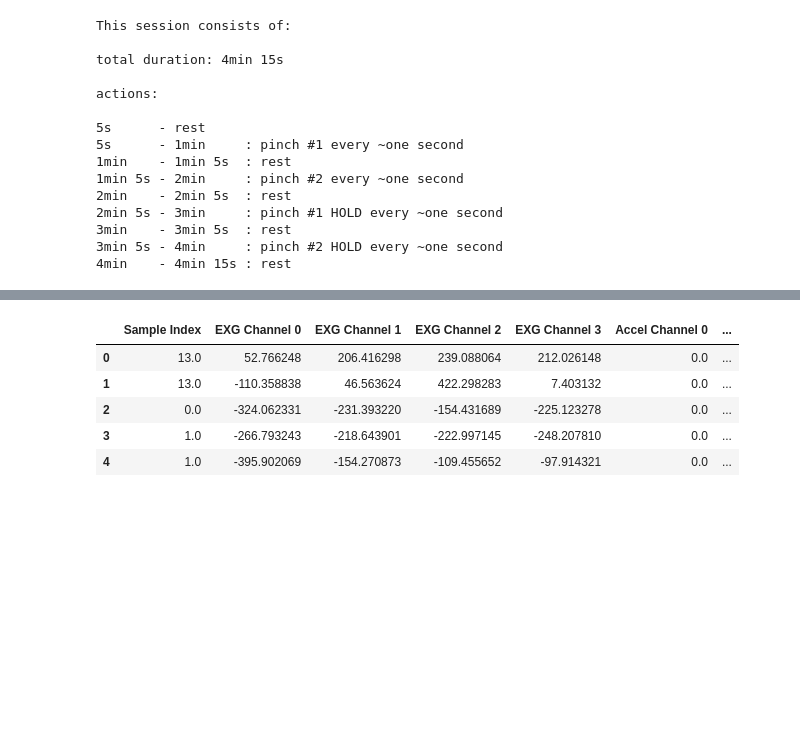
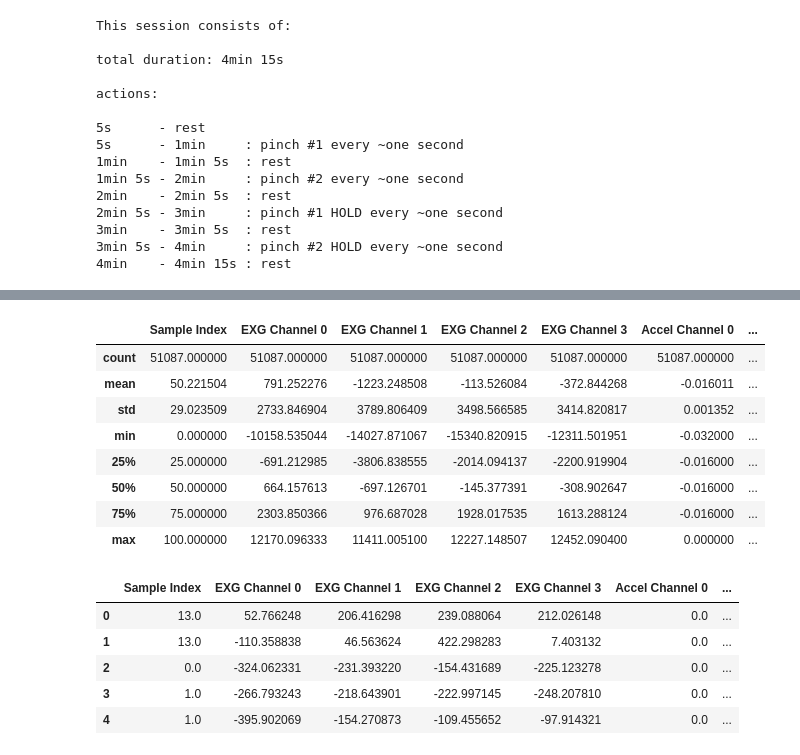
Before and after one commit to FBen3/wrist-emg, a Jupyter notebook: notebooks/01_view_emg_session1.ipynb, the cells around one changed output, grey strips where cells are left out. Cells and saved outputs as stored; diff of their text form; code cells hidden in the pictures; blank space fills up the shorter version.

```diff
--- a/notebooks/01_view_emg_session1.ipynb
+++ b/notebooks/01_view_emg_session1.ipynb
@@ -44,3 +68,15 @@ df = pd.read_csv(path, comment="%", skip_blank_lines=True)
+# %%
+df.describe()
+# %% [output]
+|  | Sample Index | EXG Channel 0 | EXG Channel 1 | EXG Channel 2 | EXG Channel 3 | Accel Channel 0 | ... |
+| count | 51087.000000 | 51087.000000 | 51087.000000 | 51087.000000 | 51087.000000 | 51087.000000 | ... |
+| mean | 50.221504 | 791.252276 | -1223.248508 | -113.526084 | -372.844268 | -0.016011 | ... |
+| std | 29.023509 | 2733.846904 | 3789.806409 | 3498.566585 | 3414.820817 | 0.001352 | ... |
+| min | 0.000000 | -10158.535044 | -14027.871067 | -15340.820915 | -12311.501951 | -0.032000 | ... |
+| 25% | 25.000000 | -691.212985 | -3806.838555 | -2014.094137 | -2200.919904 | -0.016000 | ... |
+| 50% | 50.000000 | 664.157613 | -697.126701 | -145.377391 | -308.902647 | -0.016000 | ... |
+| 75% | 75.000000 | 2303.850366 | 976.687028 | 1928.017535 | 1613.288124 | -0.016000 | ... |
+| max | 100.000000 | 12170.096333 | 11411.005100 | 12227.148507 | 12452.090400 | 0.000000 | ... |
 # %%
 df.head()
 # %% [output]
```
Also changed, not shown: parts of 7 cells of this notebook.
